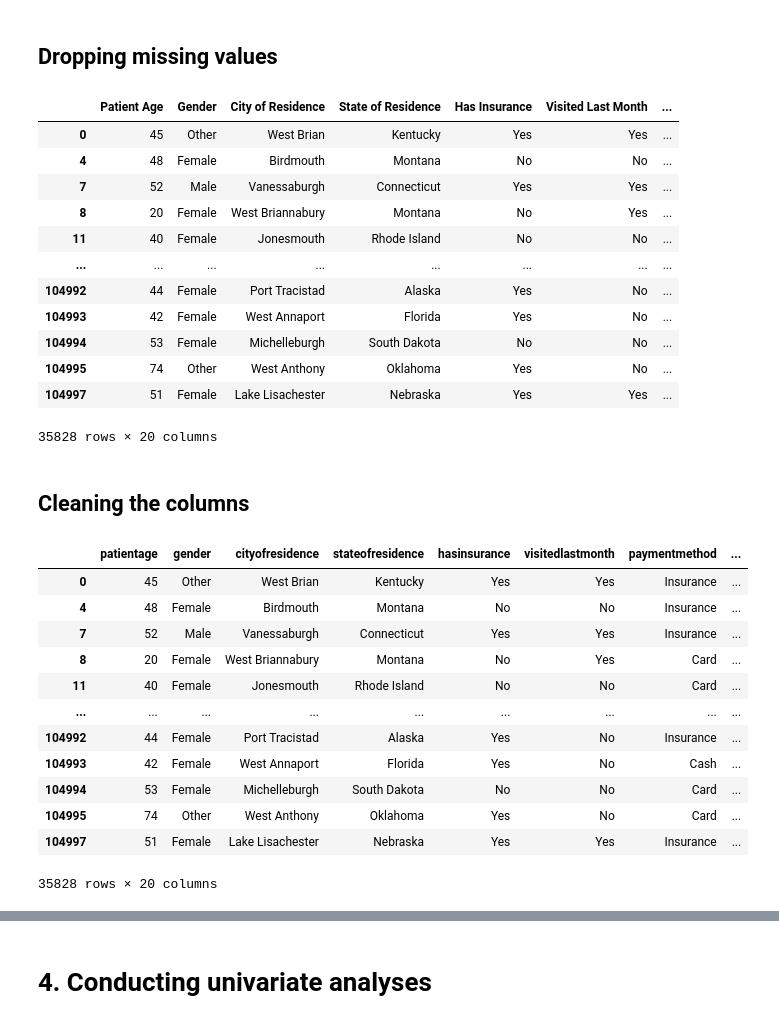
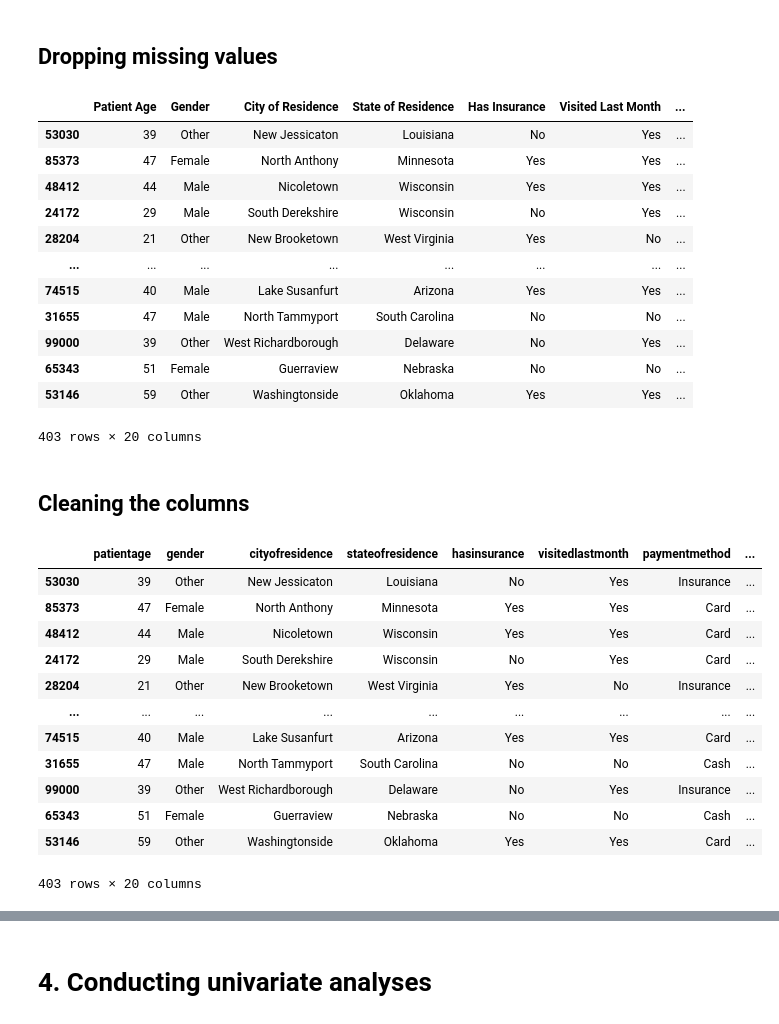
Before and after one commit to Beczheng/datasci_3_eda, a Jupyter notebook: HHA_507_HW_3.ipynb, the cells around one changed output, grey strips where cells are left out. Drawn from its saved outputs; the diff is of its cells as text; code cells hidden in the pictures.

```diff
--- a/HHA_507_HW_3.ipynb
+++ b/HHA_507_HW_3.ipynb
@@ -31,3 +31,8 @@ df
 | 104998 | missing | Female | Heidiborough | missing | Yes | No | ... |
 | 104999 | 45 | Female | South Jeffrey | Massachusetts | No | Yes | ... |
 105000 rows × 20 columns
+# %%
+# Reducing the dataset to a sample size of 1,000
+
+df2 = df.sample(1000)
+df2
@@ -38,7 +57,7 @@ df
 # %%
 # Removing duplicates in the dataset
 
-df2 = df.drop_duplicates()
-df2
+df3 = df2.drop_duplicates()
+df3
 # %% [output]
 |  | Patient Age | Gender | City of Residence | State of Residence | Has Insurance | Visited Last Month | ... |
@@ -59,7 +78,7 @@ df2
 # %%
 # Renaming missing values from "missing" to "NA" in the dataset
 
-df3 = df2.replace('missing', np.nan)
-df3
+df4 = df3.replace('missing', np.nan)
+df4
 # %% [output]
 |  | Patient Age | Gender | City of Residence | State of Residence | Has Insurance | Visited Last Month | ... |
@@ -80,51 +99,51 @@ df3
 # %%
 # Dropping missing values in the dataset
 
-df4 = df3.dropna()
-df4
+df5 = df4.dropna()
+df5
 # %% [output]
 |  | Patient Age | Gender | City of Residence | State of Residence | Has Insurance | Visited Last Month | ... |
-| 0 | 45 | Other | West Brian | Kentucky | Yes | Yes | ... |
-| 4 | 48 | Female | Birdmouth | Montana | No | No | ... |
-| 7 | 52 | Male | Vanessaburgh | Connecticut | Yes | Yes | ... |
-| 8 | 20 | Female | West Briannabury | Montana | No | Yes | ... |
-| 11 | 40 | Female | Jonesmouth | Rhode Island | No | No | ... |
+| 53030 | 39 | Other | New Jessicaton | Louisiana | No | Yes | ... |
+| 85373 | 47 | Female | North Anthony | Minnesota | Yes | Yes | ... |
+| 48412 | 44 | Male | Nicoletown | Wisconsin | Yes | Yes | ... |
+| 24172 | 29 | Male | South Derekshire | Wisconsin | No | Yes | ... |
+| 28204 | 21 | Other | New Brooketown | West Virginia | Yes | No | ... |
 | ... | ... | ... | ... | ... | ... | ... | ... |
-| 104992 | 44 | Female | Port Tracistad | Alaska | Yes | No | ... |
-| 104993 | 42 | Female | West Annaport | Florida | Yes | No | ... |
-| 104994 | 53 | Female | Michelleburgh | South Dakota | No | No | ... |
-| 104995 | 74 | Other | West Anthony | Oklahoma | Yes | No | ... |
-| 104997 | 51 | Female | Lake Lisachester | Nebraska | Yes | Yes | ... |
+| 74515 | 40 | Male | Lake Susanfurt | Arizona | Yes | Yes | ... |
+| 31655 | 47 | Male | North Tammyport | South Carolina | No | No | ... |
+| 99000 | 39 | Other | West Richardborough | Delaware | No | Yes | ... |
+| 65343 | 51 | Female | Guerraview | Nebraska | No | No | ... |
+| 53146 | 59 | Other | Washingtonside | Oklahoma | Yes | Yes | ... |
-35828 rows × 20 columns
+403 rows × 20 columns
 # %% [markdown]
 ## Cleaning the columns
 # %%
 # Cleaning the columns by removing white space and special characters
 
 def clean_column(df):
   def clean_name(name):
         cleaned_name = re.sub(r'[^a-zA-Z0-9]', '', name)
         return cleaned_name.lower()
 
   df.columns = [clean_name(col) for col in df.columns]
   return df
 
-df5 = clean_column(df4)
-df5
+df6 = clean_column(df5)
+df6
 # %% [output]
 |  | patientage | gender | cityofresidence | stateofresidence | hasinsurance | visitedlastmonth | paymentmethod | ... |
-| 0 | 45 | Other | West Brian | Kentucky | Yes | Yes | Insurance | ... |
-| 4 | 48 | Female | Birdmouth | Montana | No | No | Insurance | ... |
-| 7 | 52 | Male | Vanessaburgh | Connecticut | Yes | Yes | Insurance | ... |
-| 8 | 20 | Female | West Briannabury | Montana | No | Yes | Card | ... |
-| 11 | 40 | Female | Jonesmouth | Rhode Island | No | No | Card | ... |
+| 53030 | 39 | Other | New Jessicaton | Louisiana | No | Yes | Insurance | ... |
+| 85373 | 47 | Female | North Anthony | Minnesota | Yes | Yes | Card | ... |
+| 48412 | 44 | Male | Nicoletown | Wisconsin | Yes | Yes | Card | ... |
+| 24172 | 29 | Male | South Derekshire | Wisconsin | No | Yes | Card | ... |
+| 28204 | 21 | Other | New Brooketown | West Virginia | Yes | No | Insurance | ... |
 | ... | ... | ... | ... | ... | ... | ... | ... | ... |
-| 104992 | 44 | Female | Port Tracistad | Alaska | Yes | No | Insurance | ... |
-| 104993 | 42 | Female | West Annaport | Florida | Yes | No | Cash | ... |
-| 104994 | 53 | Female | Michelleburgh | South Dakota | No | No | Card | ... |
-| 104995 | 74 | Other | West Anthony | Oklahoma | Yes | No | Card | ... |
-| 104997 | 51 | Female | Lake Lisachester | Nebraska | Yes | Yes | Insurance | ... |
+| 74515 | 40 | Male | Lake Susanfurt | Arizona | Yes | Yes | Card | ... |
+| 31655 | 47 | Male | North Tammyport | South Carolina | No | No | Cash | ... |
+| 99000 | 39 | Other | West Richardborough | Delaware | No | Yes | Insurance | ... |
+| 65343 | 51 | Female | Guerraview | Nebraska | No | No | Cash | ... |
+| 53146 | 59 | Other | Washingtonside | Oklahoma | Yes | Yes | Card | ... |
-35828 rows × 20 columns
+403 rows × 20 columns
 # %%
 # Renaming the column headers
 
```
Also changed, not shown: parts of 28 cells of this notebook.
